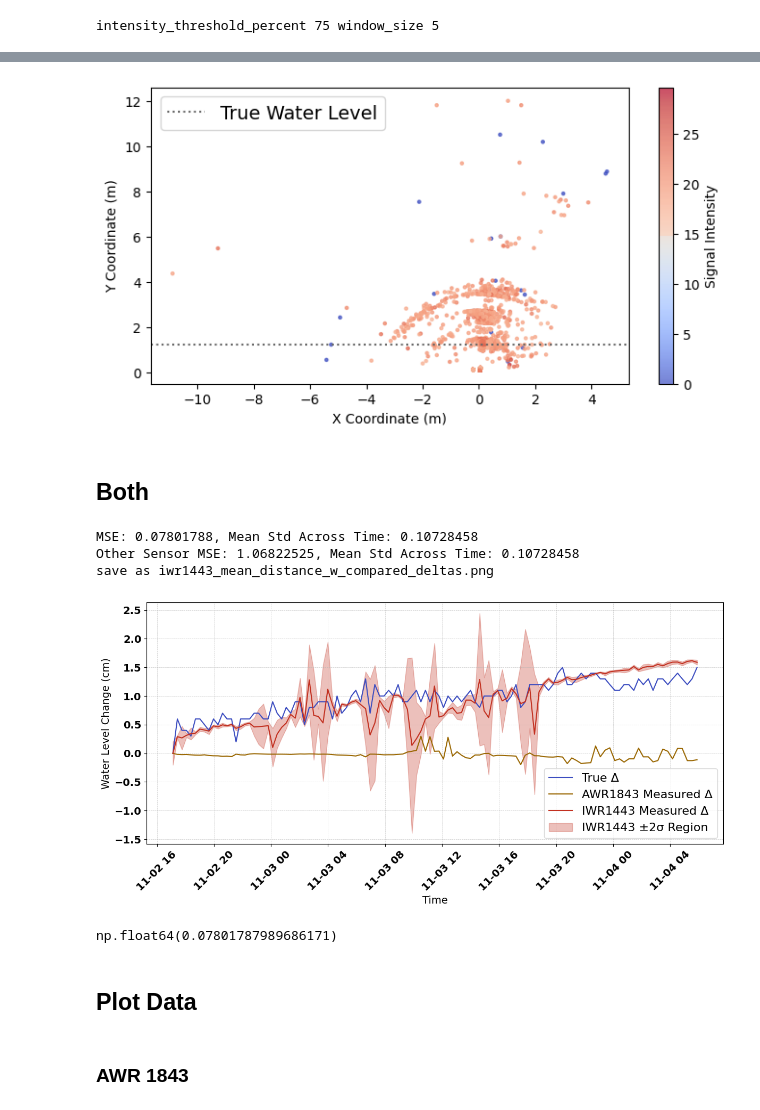
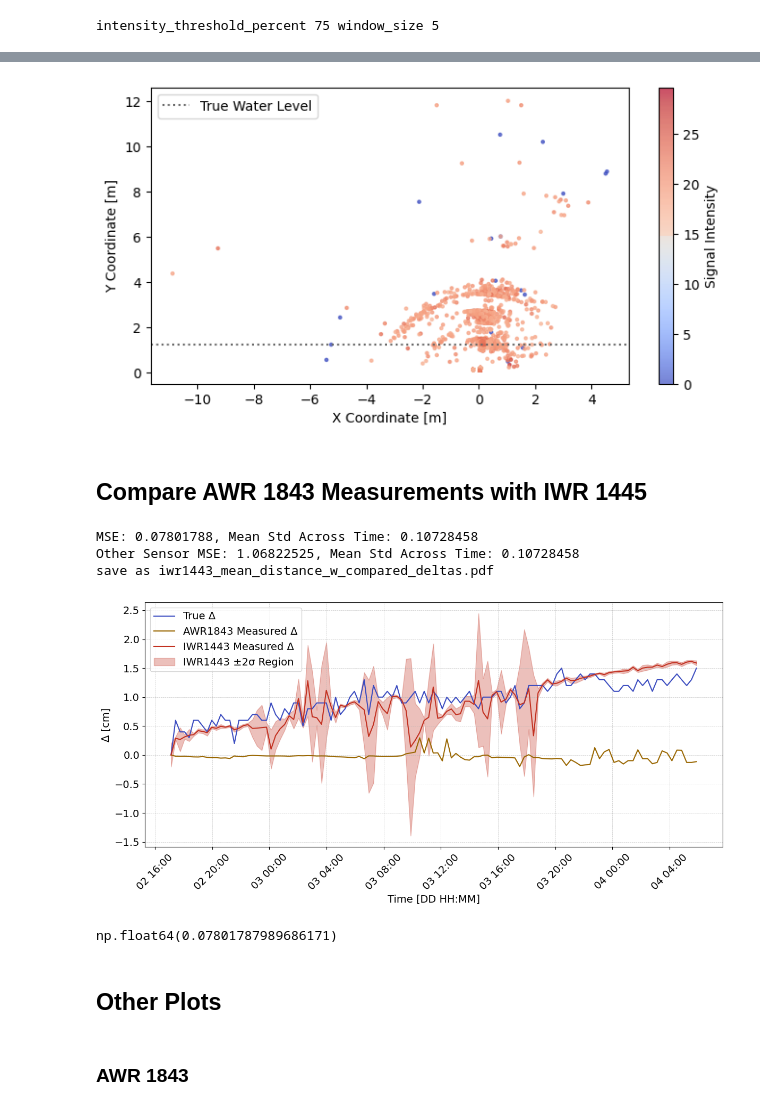
Before and after one commit to arpg/radar-water-monitoring, a Jupyter notebook: plot.ipynb, the cells around one changed output, grey strips where cells are left out. Cells and saved outputs as stored; diff of their text form; code cells hidden in the pictures.

```diff
--- a/plot.ipynb
+++ b/plot.ipynb
@@ -13,7 +13,7 @@ from src import data_utils as utils, plots as plot
 %matplotlib inline
 
 
-data_file = os.path.expanduser('~/data/deployment_nov2023/processed_data.pkl')
+data_file = os.path.expanduser('~/data/rwlm/deployment_auto_nov2023/processed_data.pkl')
 # %% [markdown]
 ## Load Data
 # %%
@@ -145,9 +151,9 @@ plot.points(awr1843, run_index=0, figsize=(10, 4), save_filename='1843_points_ra
 # %%
-plot.points(awr1843_filtered, run_index=0, figsize=(8, 4), save_filename='1843_points_filtered.png', gt_level=1.251)
+plot.points(awr1843_filtered, run_index=0, figsize=(8, 4), save_filename='1843_points_filtered.pdf', gt_level=1.251)
 # %% [output]
-[figure, old version]
+[figure, new version]
 # %% [markdown]
-## Both
+## Compare AWR 1843 Measurements with IWR 1445
 # %%
 plot.plot_deltas_compared(
     dates, iwr1443_stats['mean_distance_w'], gt_depths_matched, 'mean_distance_w', 'iwr1443',
@@ -157,11 +163,11 @@ plot.plot_deltas_compared(
 # %% [output]
 MSE: 0.07801788, Mean Std Across Time: 0.10728458
 Other Sensor MSE: 1.06822525, Mean Std Across Time: 0.10728458
-save as iwr1443_mean_distance_w_compared_deltas.png
+save as iwr1443_mean_distance_w_compared_deltas.pdf
-[figure, old version]
+[figure, new version]
 np.float64(0.07801787989686171)
 # %% [markdown]
-## Plot Data
+## Other Plots
 # %% [markdown]
 ### AWR 1843
 # %%
```
Also changed, not shown: parts of 10 cells of this notebook, 11 other files.
